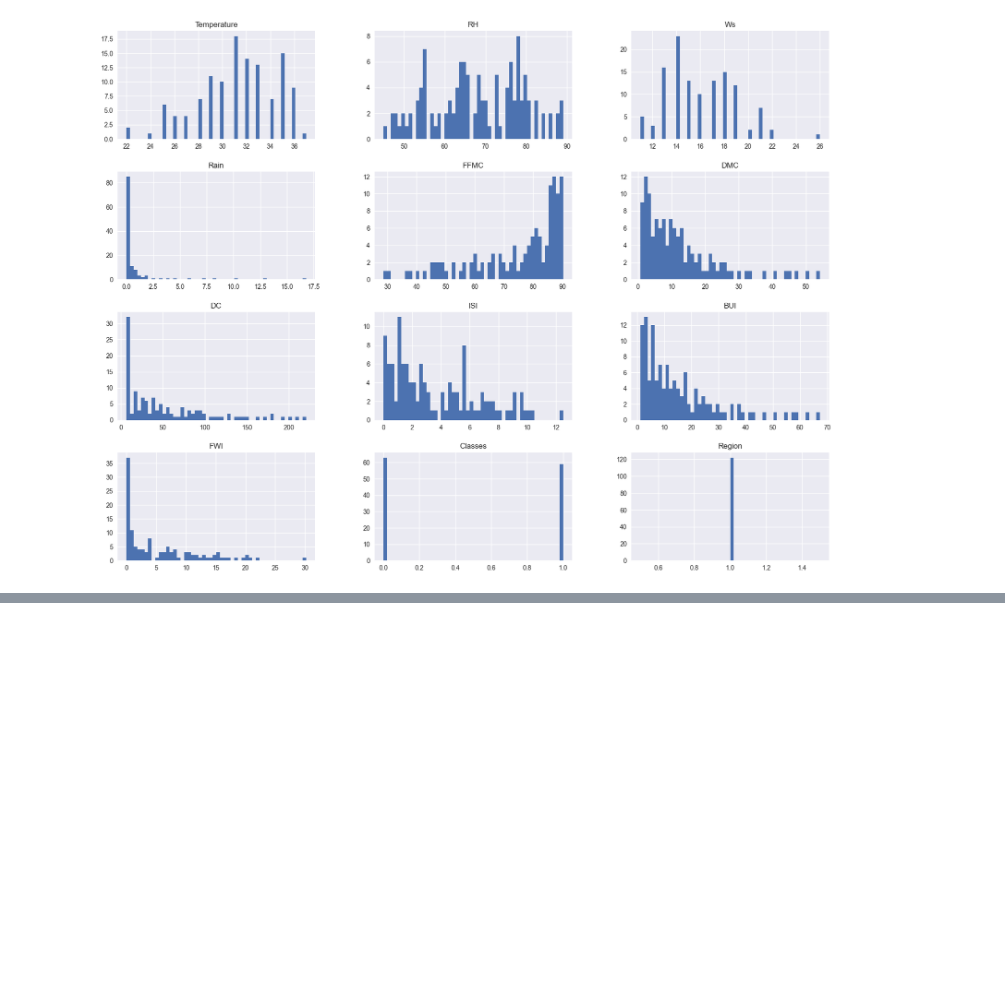
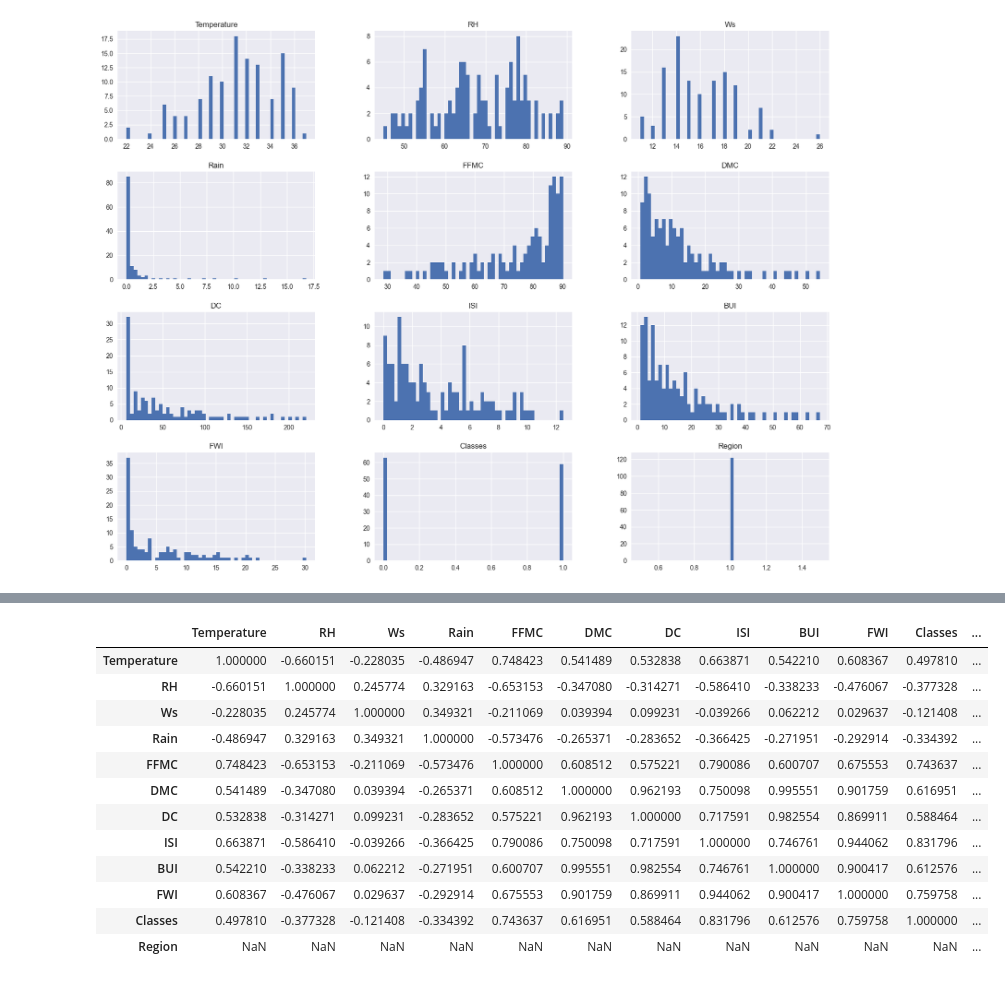
Before and after one commit to Raimal-Raja/DataScience-ML-DL-NLP, a Jupyter notebook: Ridge, Lasso Regression/1_data_cleaning.ipynb, the cells around one changed output, grey strips where cells are left out. Cells and saved outputs as stored; diff of their text form; code cells hidden in the pictures; blank space fills up the shorter version.

```diff
--- a/Ridge, Lasso Regression/1_data_cleaning.ipynb
+++ b/Ridge, Lasso Regression/1_data_cleaning.ipynb
@@ -385,0 +399,16 @@ plt.show()
+# %%
+df_copy.corr()
+# %% [output]
+|  | Temperature | RH | Ws | Rain | FFMC | DMC | DC | ISI | BUI | FWI | Classes | ... |
+| Temperature | 1.000000 | -0.660151 | -0.228035 | -0.486947 | 0.748423 | 0.541489 | 0.532838 | 0.663871 | 0.542210 | 0.608367 | 0.497810 | ... |
+| RH | -0.660151 | 1.000000 | 0.245774 | 0.329163 | -0.653153 | -0.347080 | -0.314271 | -0.586410 | -0.338233 | -0.476067 | -0.377328 | ... |
+| Ws | -0.228035 | 0.245774 | 1.000000 | 0.349321 | -0.211069 | 0.039394 | 0.099231 | -0.039266 | 0.062212 | 0.029637 | -0.121408 | ... |
+| Rain | -0.486947 | 0.329163 | 0.349321 | 1.000000 | -0.573476 | -0.265371 | -0.283652 | -0.366425 | -0.271951 | -0.292914 | -0.334392 | ... |
+| FFMC | 0.748423 | -0.653153 | -0.211069 | -0.573476 | 1.000000 | 0.608512 | 0.575221 | 0.790086 | 0.600707 | 0.675553 | 0.743637 | ... |
+| DMC | 0.541489 | -0.347080 | 0.039394 | -0.265371 | 0.608512 | 1.000000 | 0.962193 | 0.750098 | 0.995551 | 0.901759 | 0.616951 | ... |
+| DC | 0.532838 | -0.314271 | 0.099231 | -0.283652 | 0.575221 | 0.962193 | 1.000000 | 0.717591 | 0.982554 | 0.869911 | 0.588464 | ... |
+| ISI | 0.663871 | -0.586410 | -0.039266 | -0.366425 | 0.790086 | 0.750098 | 0.717591 | 1.000000 | 0.746761 | 0.944062 | 0.831796 | ... |
+| BUI | 0.542210 | -0.338233 | 0.062212 | -0.271951 | 0.600707 | 0.995551 | 0.982554 | 0.746761 | 1.000000 | 0.900417 | 0.612576 | ... |
+| FWI | 0.608367 | -0.476067 | 0.029637 | -0.292914 | 0.675553 | 0.901759 | 0.869911 | 0.944062 | 0.900417 | 1.000000 | 0.759758 | ... |
+| Classes | 0.497810 | -0.377328 | -0.121408 | -0.334392 | 0.743637 | 0.616951 | 0.588464 | 0.831796 | 0.612576 | 0.759758 | 1.000000 | ... |
+| Region | NaN | NaN | NaN | NaN | NaN | NaN | NaN | NaN | NaN | NaN | NaN | ... |
```
Also changed, not shown: parts of 3 cells of this notebook.
